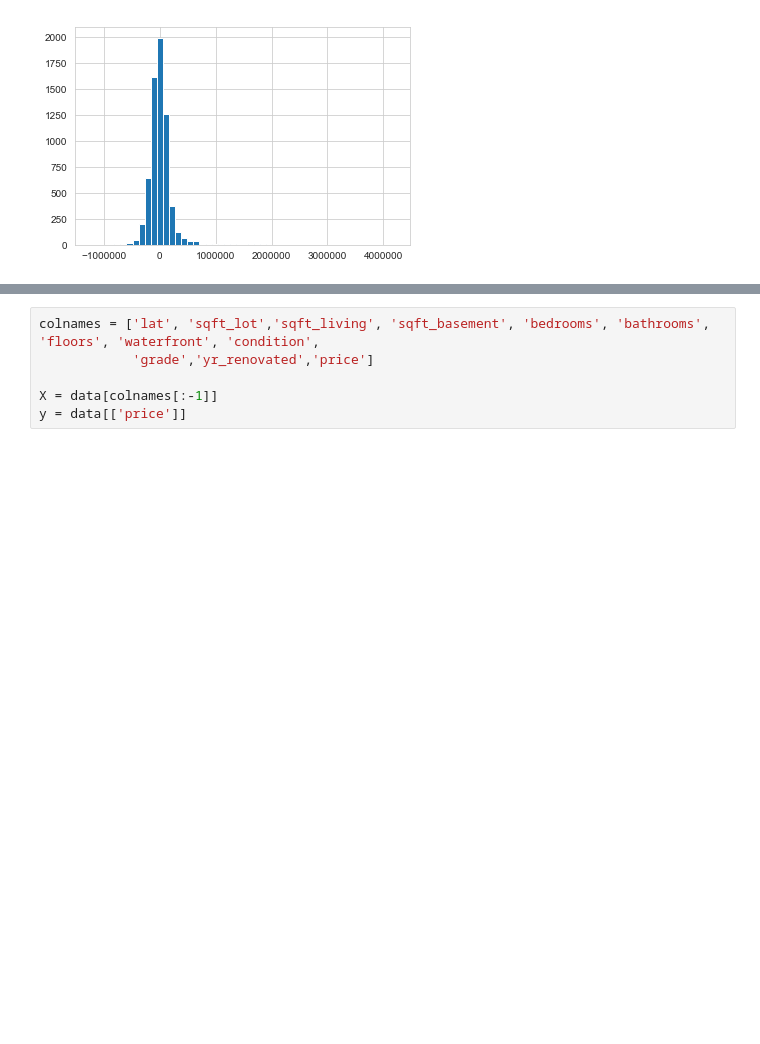
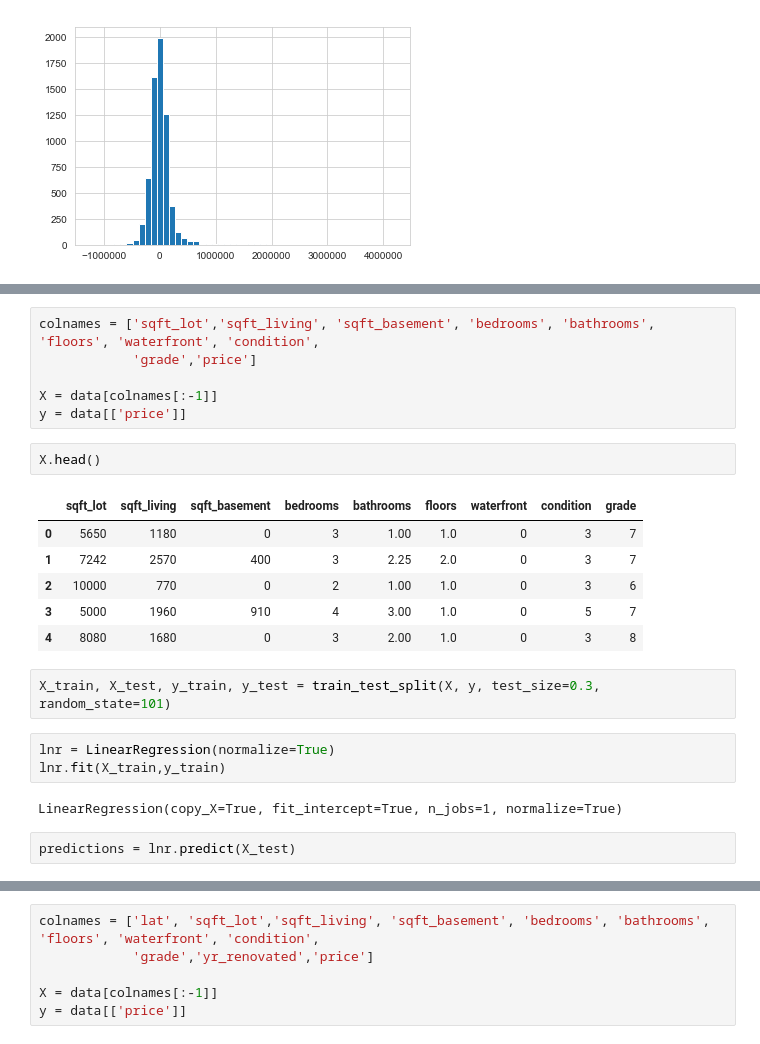
Before and after one commit to ozdemirht/Data-Science, a Jupyter notebook: learn/regression/ex1/example.ipynb, the cells around one changed output, grey strips where cells are left out. Cells and saved outputs as stored; diff of their text form; blank space fills up the shorter version.

Commit message:
regression-ex1

```diff
--- a/learn/regression/ex1/example.ipynb
+++ b/learn/regression/ex1/example.ipynb
@@ -648,0 +836,24 @@ ret = plt.hist(y_test.price-predictions,bins=50)
+# %%
+colnames = ['sqft_lot','sqft_living', 'sqft_basement', 'bedrooms', 'bathrooms', 'floors', 'waterfront', 'condition',
+            'grade','price']
+
+X = data[colnames[:-1]]
+y = data[['price']]
+# %%
+X.head()
+# %% [output]
+|  | sqft_lot | sqft_living | sqft_basement | bedrooms | bathrooms | floors | waterfront | condition | grade |
+| 0 | 5650 | 1180 | 0 | 3 | 1.00 | 1.0 | 0 | 3 | 7 |
+| 1 | 7242 | 2570 | 400 | 3 | 2.25 | 2.0 | 0 | 3 | 7 |
+| 2 | 10000 | 770 | 0 | 2 | 1.00 | 1.0 | 0 | 3 | 6 |
+| 3 | 5000 | 1960 | 910 | 4 | 3.00 | 1.0 | 0 | 5 | 7 |
+| 4 | 8080 | 1680 | 0 | 3 | 2.00 | 1.0 | 0 | 3 | 8 |
+# %%
+X_train, X_test, y_train, y_test = train_test_split(X, y, test_size=0.3, random_state=101)
+# %%
+lnr = LinearRegression(normalize=True)
+lnr.fit(X_train,y_train)
+# %% [output]
+LinearRegression(copy_X=True, fit_intercept=True, n_jobs=1, normalize=True)
+# %%
+predictions = lnr.predict(X_test)
```
Also changed, not shown: parts of 53 cells of this notebook.
